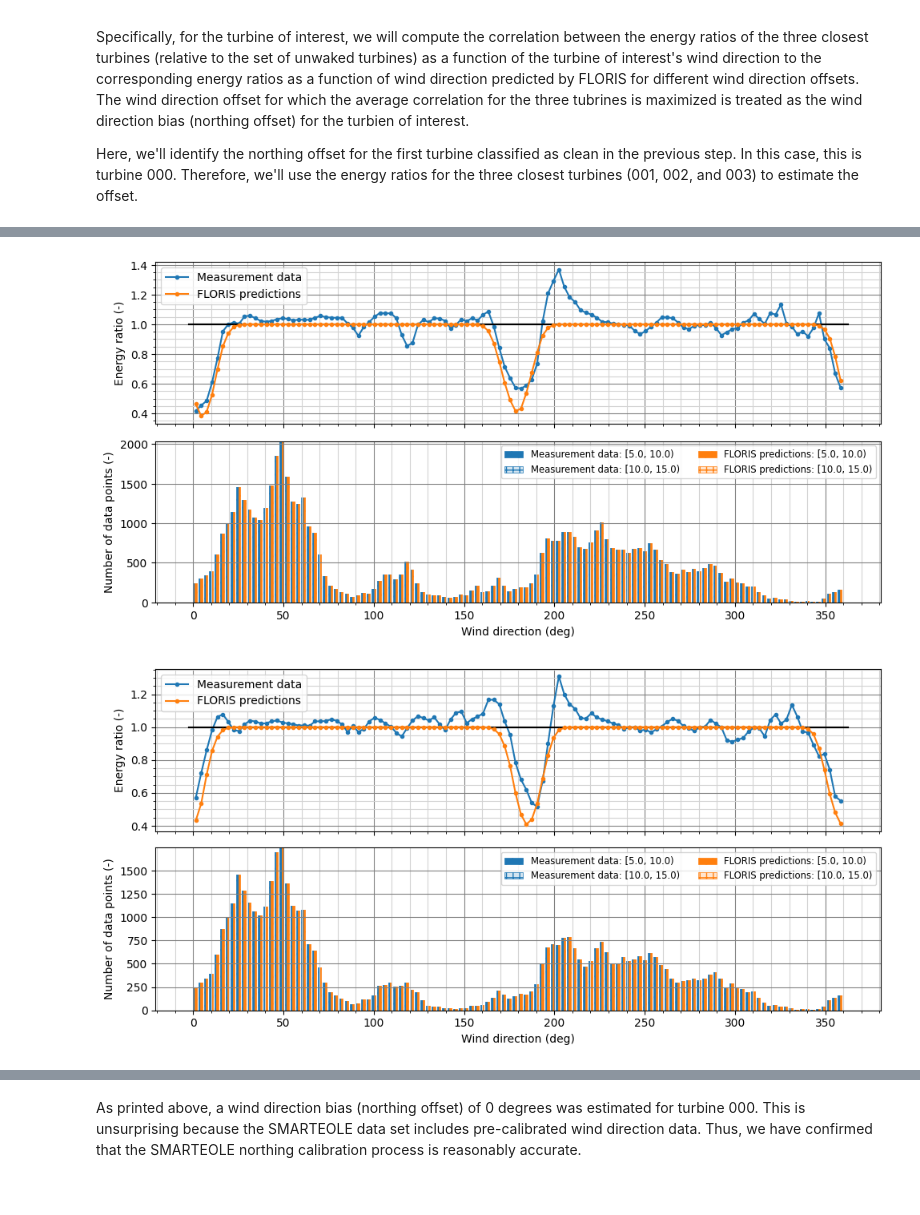
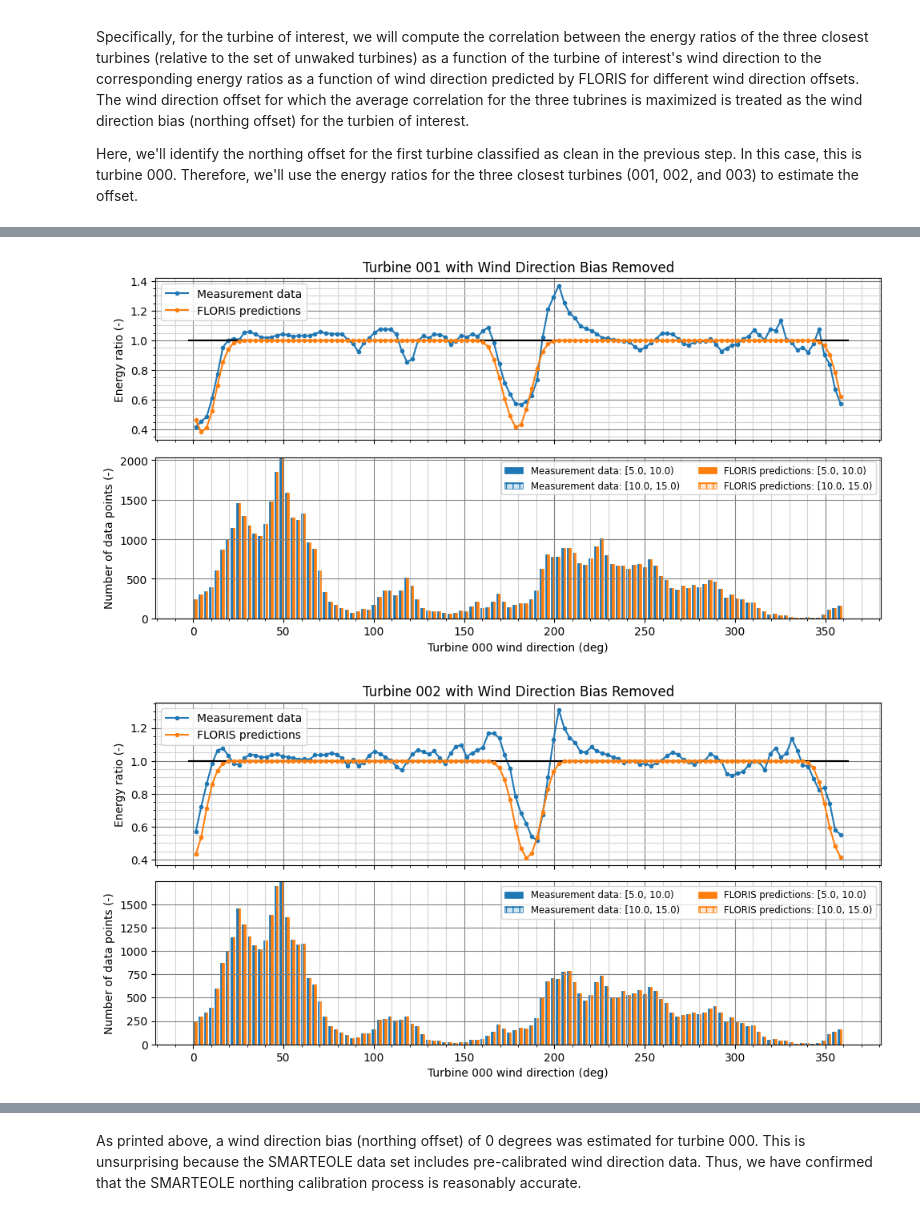
Before and after one commit to NREL/flasc, a Jupyter notebook: examples_smarteole/04_northing_calibration.ipynb, the cells around one changed output, grey strips where cells are left out. Cells and saved outputs as stored; diff of their text form; code cells hidden in the pictures.

Commit message:
adding titles to wd bias energy ratio plots

```diff
--- a/examples_smarteole/04_northing_calibration.ipynb
+++ b/examples_smarteole/04_northing_calibration.ipynb
@@ -225,7 +225,10 @@ def get_bias_for_single_turbine(df, fi, ti, opt_search_range=[-180.0, 180.0], pl
 
     if plot:
         # Produce and save calibrated/corrected energy ratio figures
-        fsc.plot_energy_ratios(save_path=figure_save_path)
+        _, axs = fsc.plot_energy_ratios(save_path=figure_save_path)
+        for i in range(len(test_turbines)):
+            axs[i][0].set_title('Turbine {:03d} with Wind Direction Bias Removed'.format(test_turbines[i]))
+            axs[i][1].set_xlabel('Turbine {:03d} wind direction (deg)'.format(ti))
         if figure_save_path is not None:
             print("Calibrated energy ratio figures saved to {:s}.".format(figure_save_path))
 
@@ -267,4 +270,4 @@ Initializing wd bias estimator object for turbine 000...
 Turbine 0. estimated bias = 0.00025 deg.
 Wind direction bias (northing offset) for first clean turbine: 0.000 deg
-[figure, old version]
+[figure, new version]
-[figure, old version]
+[figure, new version]
```
Also changed, not shown: parts of 2 cells of this notebook, 1 other file.
